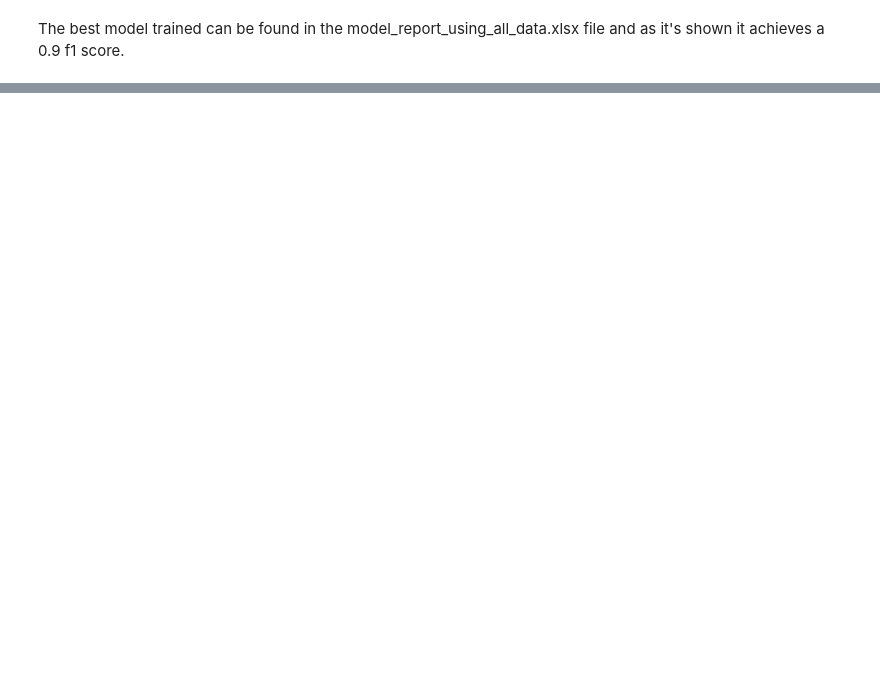
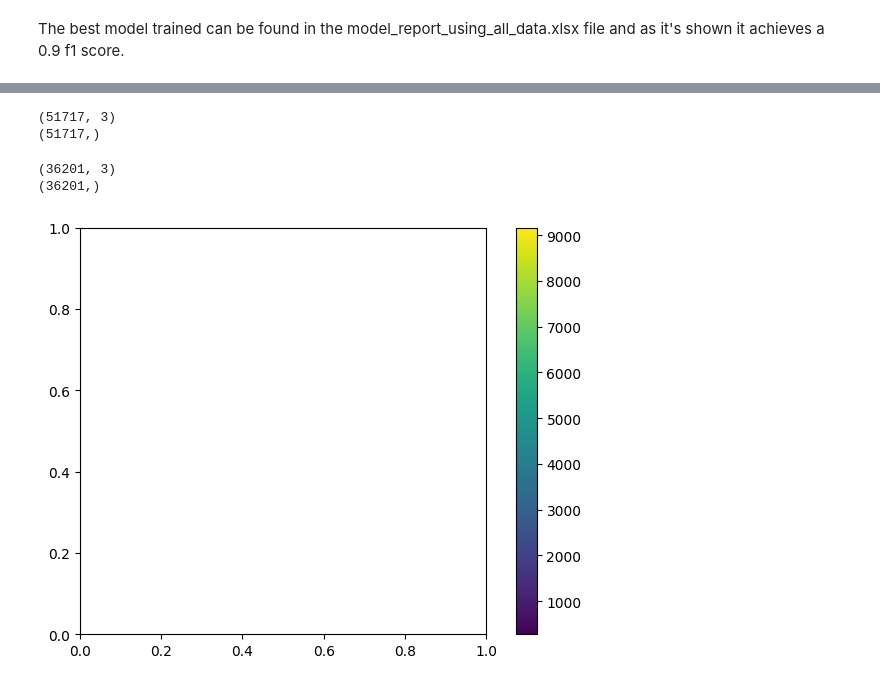
Before and after one commit to MontBru/FMI-ML-2025-2026, a Jupyter notebook: Homework1/homework1.ipynb, the cells around one changed output, grey strips where cells are left out. Cells and saved outputs as stored; diff of their text form; code cells hidden in the pictures; blank space fills up the shorter version.

```diff
--- a/Homework1/homework1.ipynb
+++ b/Homework1/homework1.ipynb
@@ -464,0 +387,30 @@ The best model trained can be found in the model_report_using_all_data.xlsx file
+# %%
+import classification
+importlib.reload(classification)
+
+from sklearn.base import BaseEstimator, TransformerMixin
+
+class ColumnSelector(BaseEstimator, TransformerMixin):
+    def __init__(self, columns):
+        self.columns = columns
+
+    def fit(self, X, y=None):
+        return self
+
+    def transform(self, X):
+        # If X is a DataFrame → select by column names
+        if hasattr(X, 'loc'):
+            return X[self.columns]
+
+        # If X is a NumPy array → select by column indices
+        else:
+            return X[:, self.columns]
+
+X = np.array(X)
+y = np.array(y)
+
+print(X.shape)
+print(y.shape)
+
+best_model_on_data_without_reviews, _ = classification.train_and_test_model(X=X, y=y, export_to_file=False, name='cart', ws=None, pipeline_steps=[('select', ColumnSelector([0]))] )
+best_model_on_only_reviews, _ = classification.train_and_test_model(X=X, y=y, export_to_file=False, name='knn', ws=None, pipeline_steps=[('select', ColumnSelector([1, 2]))])
@@ -464,0 +452,24 @@ The best model trained can be found in the model_report_using_all_data.xlsx file
+# %%
+print(X.shape)
+print(y.shape)
+# %% [output]
+(51717, 3)
+(51717,)
+# %%
+importlib.reload(classification)
+
+wb = openpyxl.Workbook()
+wb.create_sheet('ModelReport')
+ws = wb['ModelReport']
+
+ws.append(['Model', 'Scaling', 'Number of variables','Hyperparams', "Precision", "Precision increase from base model (in %)", "Recall", "Recall increase from base model (in %)", "F1 Score", "F1 score increase from base model (in %)", "Confusion matrix", "Comments"])
+
+args = {'models':[('est1',best_model_on_data_without_reviews), ('est2',best_model_on_only_reviews)] , 'tune':False}
+
+ensemble_model = classification.train_and_test_model(X=X, y=y, export_to_file=True, name='ensemble', ws=ws, args=args, base_model_precision=0.391438018446546, base_model_recall=1, base_model_f1=0.562638095635136)
+
+wb.save('model_report_ensemble.xlsx')
+# %% [output]
+(36201, 3)
+(36201,)
+[figure, added]
```
Also changed, not shown: parts of 9 cells of this notebook, 24 other files.
